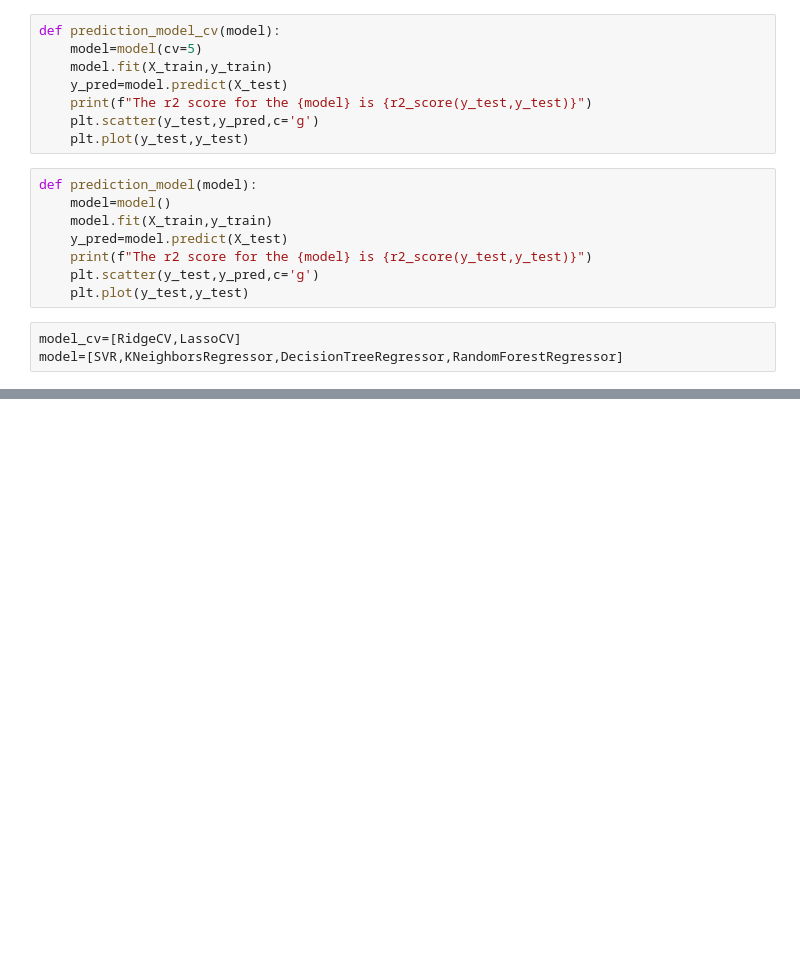
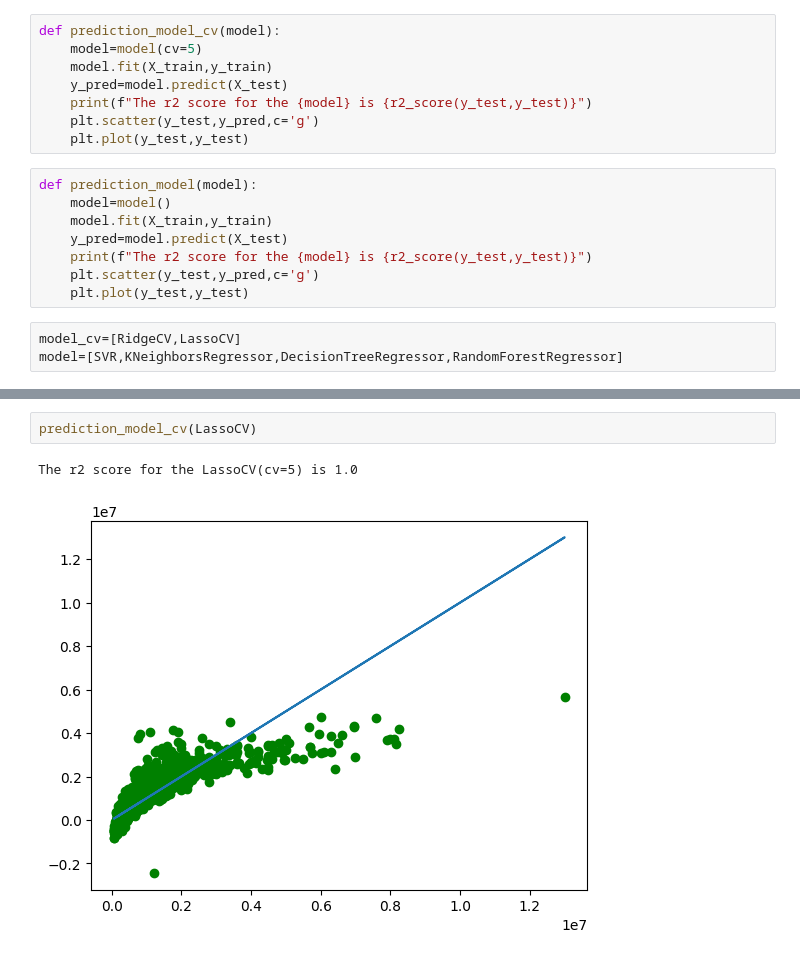
Before and after one commit to 1404Samyak/Random_Forest-_Regressor, a Jupyter notebook: carprice.ipynb, the cells around one changed output, grey strips where cells are left out. Saved outputs shown, nothing was run; the diff lists cells and outputs as text; blank space fills up the shorter version.

```diff
--- a/carprice.ipynb
+++ b/carprice.ipynb
@@ -210,0 +216,5 @@ model=[SVR,KNeighborsRegressor,DecisionTreeRegressor,RandomForestRegressor]
+# %%
+prediction_model_cv(LassoCV)
+# %% [output]
+The r2 score for the LassoCV(cv=5) is 1.0
+[figure, added]
```
Also changed, not shown: parts of 5 cells of this notebook.
